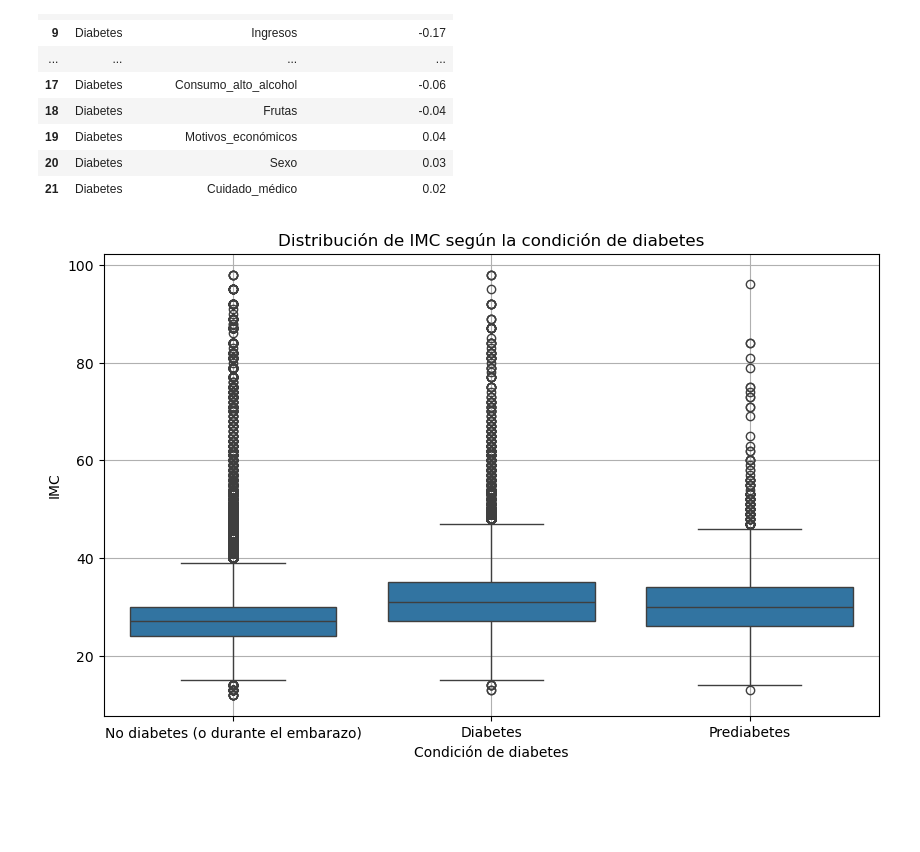
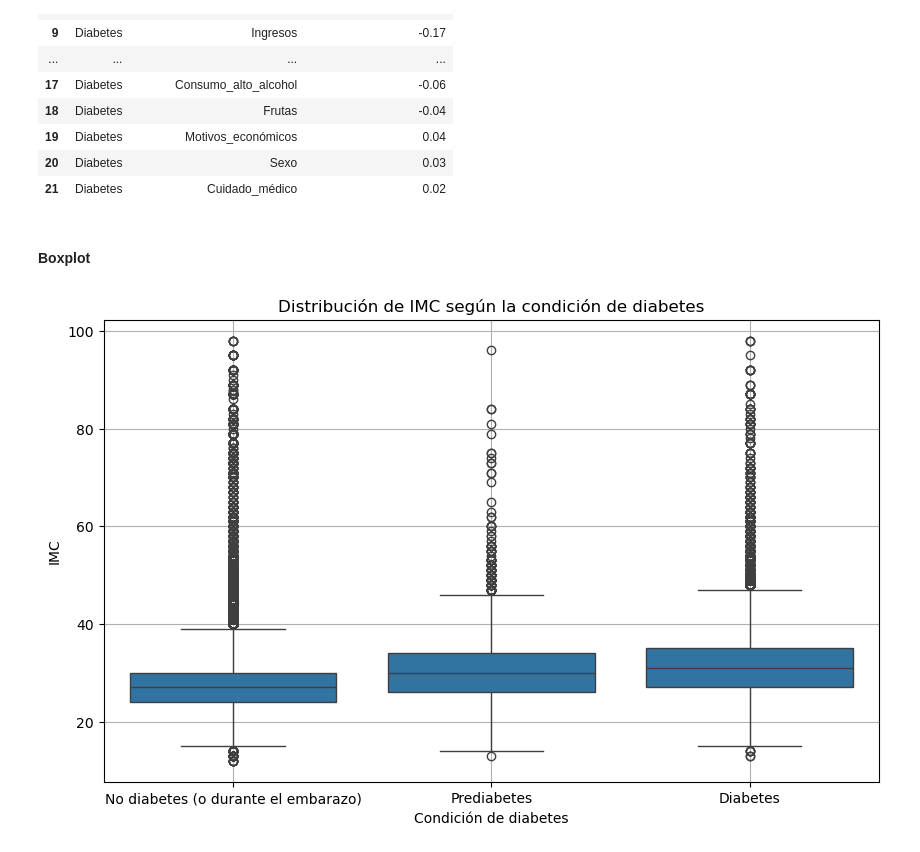
Before and after one commit to alexia-gm/Diabetes, a Jupyter notebook: prediccion_diabetes.ipynb, the cells around one changed output. Cells and saved outputs as stored; diff of their text form; code cells hidden in the pictures; blank space fills up the shorter version.

```diff
--- a/prediccion_diabetes.ipynb
+++ b/prediccion_diabetes.ipynb
@@ -385,24 +388,29 @@ pares_correlacionados_1
 | 19 | Diabetes | Motivos_económicos | 0.04 |
 | 20 | Diabetes | Sexo | 0.03 |
 | 21 | Diabetes | Cuidado_médico | 0.02 |
+# %% [markdown]
+#### Boxplot
 # %%
 indicadores_graficas_1['Diabetes_etiqueta'] = indicadores_graficas_1['Diabetes'].replace({
     0: 'No diabetes (o durante el embarazo)',
     1: 'Prediabetes',
     2: 'Diabetes'
 })
 
-plt.figure(figsize = (10, 6))
-sns.boxplot(x = 'Diabetes_etiqueta', y = 'IMC', data = indicadores_graficas_1)
+# Ordenar los niveles de la condición de diabetes
+orden = ['No diabetes (o durante el embarazo)', 'Prediabetes', 'Diabetes']
+
+plt.figure(figsize=(10, 6))
+sns.boxplot(x = 'Diabetes_etiqueta', y = 'IMC', data = indicadores_graficas_1, order = orden)
 
 plt.xlabel('Condición de diabetes')
 plt.ylabel('IMC')
 plt.title('Distribución de IMC según la condición de diabetes')
 
 plt.grid(True)
 plt.show()
 # %% [output]
-[figure, old version]
+[figure, new version]
 # %%
 indicadores_graficas_1.sample(10)
 # %% [output]
```
Also changed, not shown: parts of 20 cells of this notebook.
